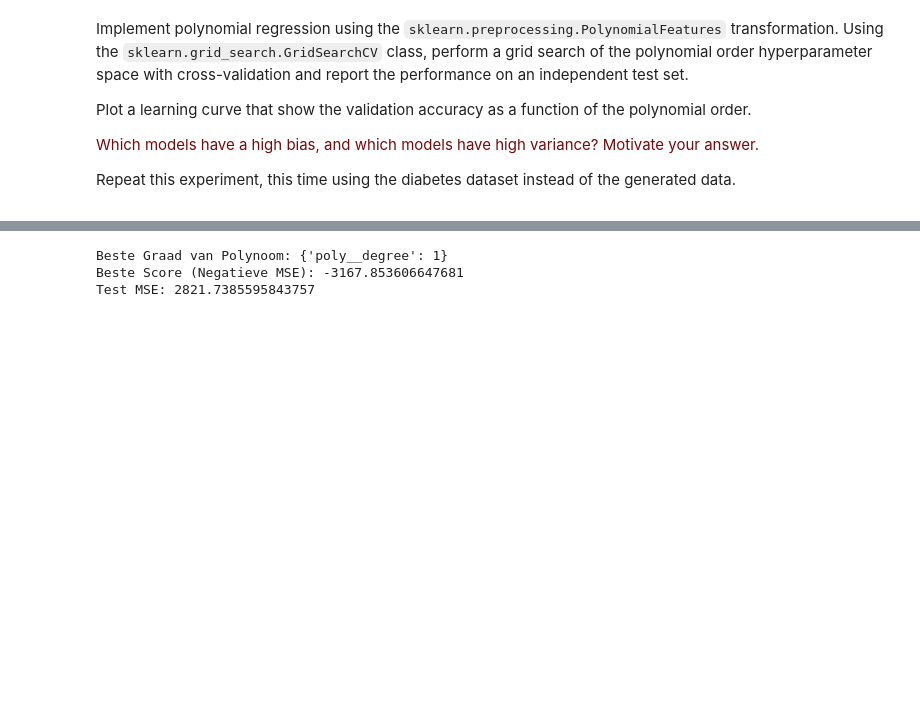
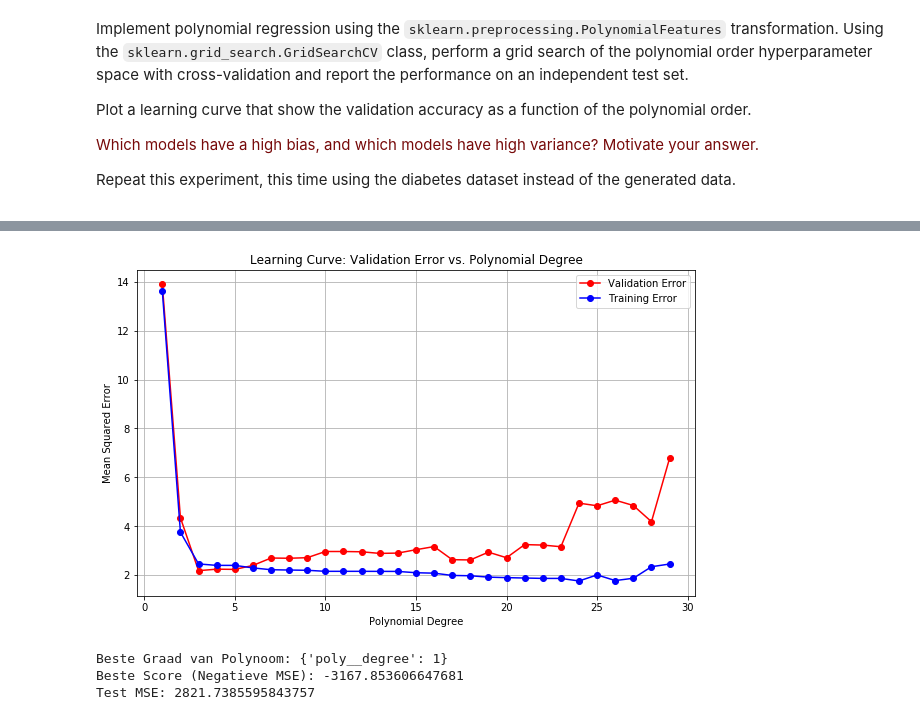
Before and after one commit to marbybr/8DM50_Group_1, a Jupyter notebook: Week_2/week_2.ipynb, the cells around one changed output, grey strips where cells are left out. Cells and saved outputs as stored; diff of their text form; code cells hidden in the pictures; blank space fills up the shorter version.

Commit message:
Adding polynomial regression

```diff
--- a/Week_2/week_2.ipynb
+++ b/Week_2/week_2.ipynb
@@ -192,0 +196,6 @@ Models with high polynomial degrees (e.g., degree 15 or higher) usually have hig
+# %%
+#Defining model pipeline
+model = Pipeline([
+    ("polynomial", PolynomialFeatures()),
+    ("linear", LinearRegression())
+])
@@ -193,3 +219,43 @@ Models with high polynomial degrees (e.g., degree 15 or higher) usually have hig
+# %%
+def plot_learning_curve(X_train, y_train, X_val, y_val, results):
+    'Function that plots the learning curve over the training curve using the train and validation data combined with the results from the grid search'
+
+    degrees = results['param_polynomial__degree'].data
+
+    # Initialize lists for validation and training error
+    val_mse = []
+    train_mse = []
+
+    for degree in degrees:
+        #define the parameters of the model to be used
+        model.set_params(polynomial__degree=degree)
+
+        #fit this model to the training data
+        model.fit(X_train, y_train)
+
+        #compute the predicted values for both the validation and the training set
+        y_val_pred = model.predict(X_val)
+        y_train_pred = model.predict(X_train)
+
+        #compute the mean squared error of these predictions
+        val_mse.append(mean_squared_error(y_val, y_val_pred))
+        train_mse.append(mean_squared_error(y_train, y_train_pred))
+
+    #plot learning curve
+    plt.figure(figsize=(10, 6))
+    plt.plot(degrees, val_mse, marker='o', linestyle='-', color='r', label='Validation Error')
+    plt.plot(degrees, train_mse, marker='o', linestyle='-', color='b', label='Training Error')
+    plt.xlabel('Polynomial Degree')
+    plt.ylabel('Mean Squared Error')
+    plt.title('Learning Curve: validation and train error vs. Polynomial Degree')
+    plt.legend()
+    plt.grid(True)
+    plt.show()
+# %%
+best_model, results = compute_best_fit(X_train, y_train, 29)
+plot_learning_curve(X_train, y_train, X_val, y_val, results)
+# %% [output]
+[figure, added]
 # %%
 #With diabetes dataset:
 import numpy as np
```
Also changed, not shown: parts of 4 cells of this notebook.
